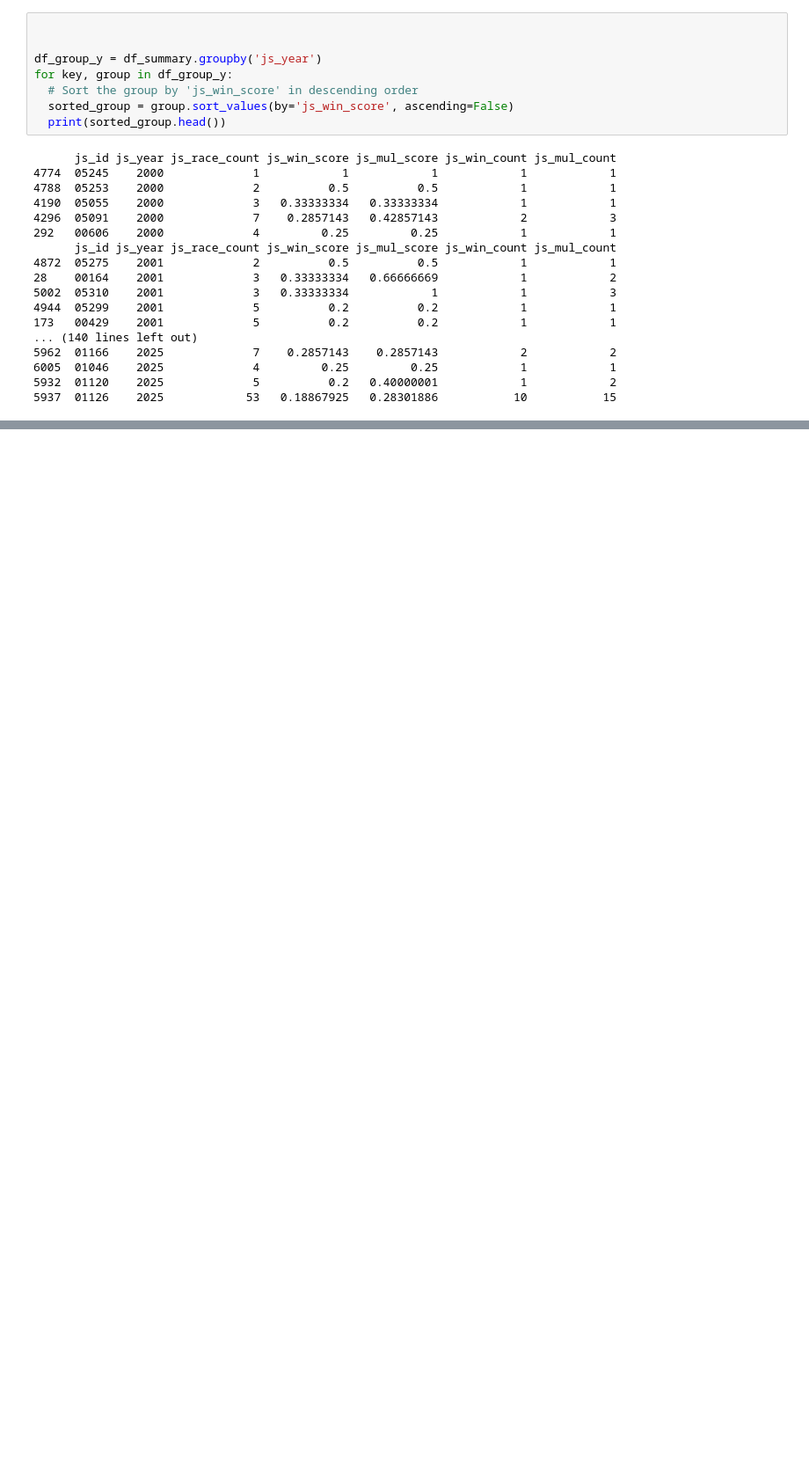
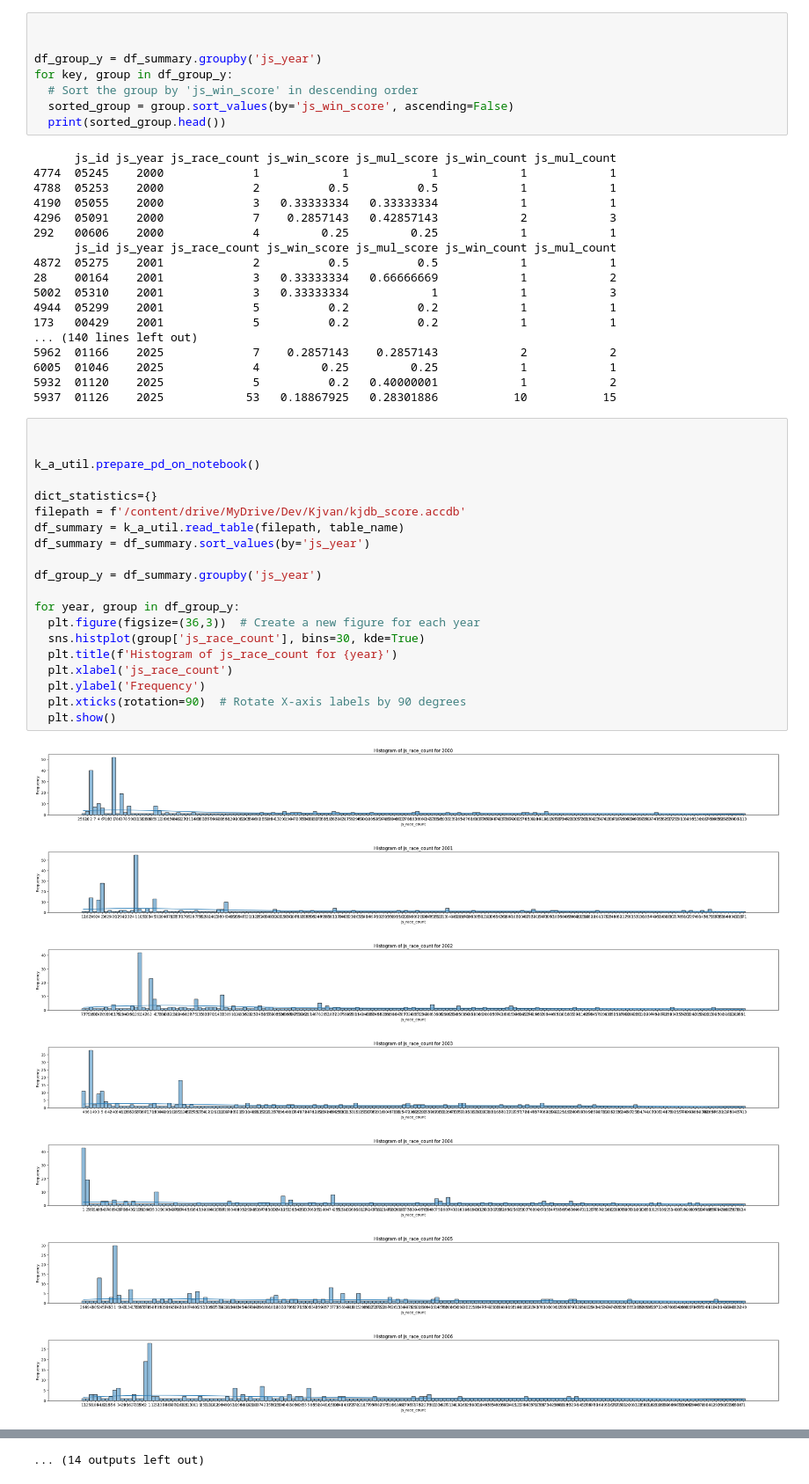
Before and after one commit to keeponing/py2_aider, a Jupyter notebook: 04_開発/04_05_jockey_アルゴリズム.ipynb, the cells around one changed output, grey strips where cells are left out. Shown at 88% size. Cells and saved outputs as stored; diff of their text form; blank space fills up the shorter version.

```diff
--- a/04_開発/04_05_jockey_アルゴリズム.ipynb
+++ b/04_開発/04_05_jockey_アルゴリズム.ipynb
@@ -117,3 +117,31 @@ for key, group in df_group_y:
 6005  01046    2025             4         0.25         0.25            1            1
 5932  01120    2025             5          0.2   0.40000001            1            2
 5937  01126    2025            53   0.18867925   0.28301886           10           15
+# %%
+
+
+k_a_util.prepare_pd_on_notebook()
+
+dict_statistics={}
+filepath = f'/content/drive/MyDrive/Dev/Kjvan/kjdb_score.accdb'
+df_summary = k_a_util.read_table(filepath, table_name)
+df_summary = df_summary.sort_values(by='js_year')
+
+df_group_y = df_summary.groupby('js_year')
+
+for year, group in df_group_y:
+  plt.figure(figsize=(36,3))  # Create a new figure for each year
+  sns.histplot(group['js_race_count'], bins=30, kde=True)
+  plt.title(f'Histogram of js_race_count for {year}')
+  plt.xlabel('js_race_count')
+  plt.ylabel('Frequency')
+  plt.xticks(rotation=90)  # Rotate X-axis labels by 90 degrees
+  plt.show()
+# %% [output]
+[figure, added]
+[figure, added]
+[figure, added]
+[figure, added]
+[figure, added]
+[figure, added]
+[figure, added]
@@ -119,0 +153 @@ for key, group in df_group_y:
+... (14 outputs left out)
```
Also changed, not shown: parts of 1 cell of this notebook.
